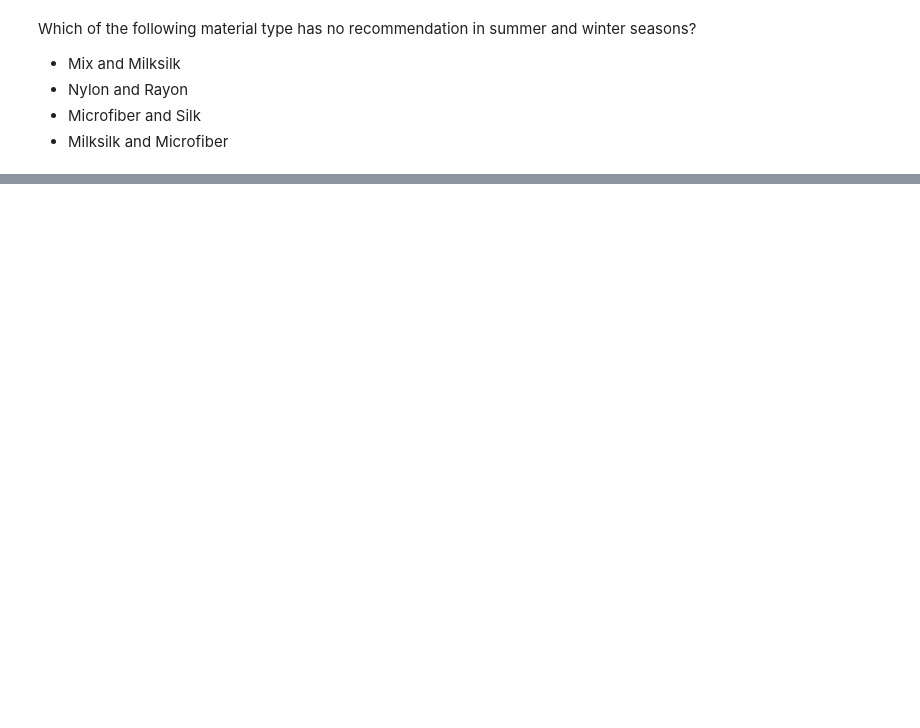
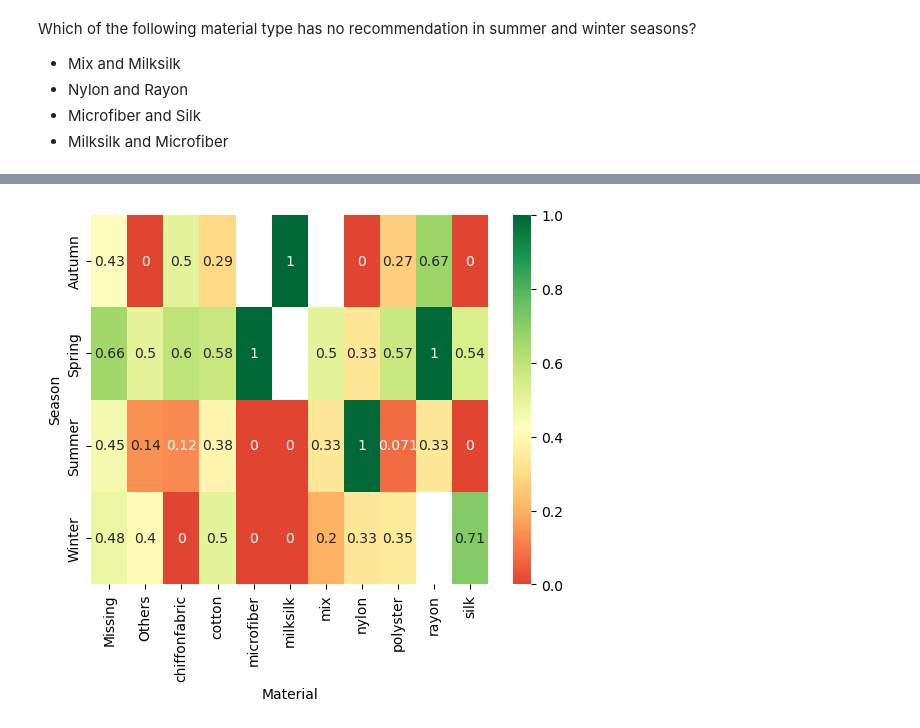
Before and after one commit to Milan1508/EDA-Upgrad-practise, a Jupyter notebook: Graded/EDA+Graded+Exercise.ipynb, the cells around one changed output, grey strips where cells are left out. Saved outputs shown, nothing was run; the diff lists cells and outputs as text; code cells hidden in the pictures; blank space fills up the shorter version.

```diff
--- a/Graded/EDA+Graded+Exercise.ipynb
+++ b/Graded/EDA+Graded+Exercise.ipynb
@@ -739,3 +748,5 @@ Which of the following material type has no recommendation in summer and winter
 - Milksilk and Microfiber
 # %%
 # plot the heat map of Season, material and Recommendation.
+res1 = pd.pivot_table(inp0,index="Season",columns="Material", values="Recommendation")
+res1
@@ -741,0 +760,5 @@ Which of the following material type has no recommendation in summer and winter
+# %%
+sns.heatmap(res1,annot=True,cmap="RdYlGn", center= 0.422)
+plt.show()
+# %% [output]
+[figure, added]
```
Also changed, not shown: parts of 3 cells of this notebook.
